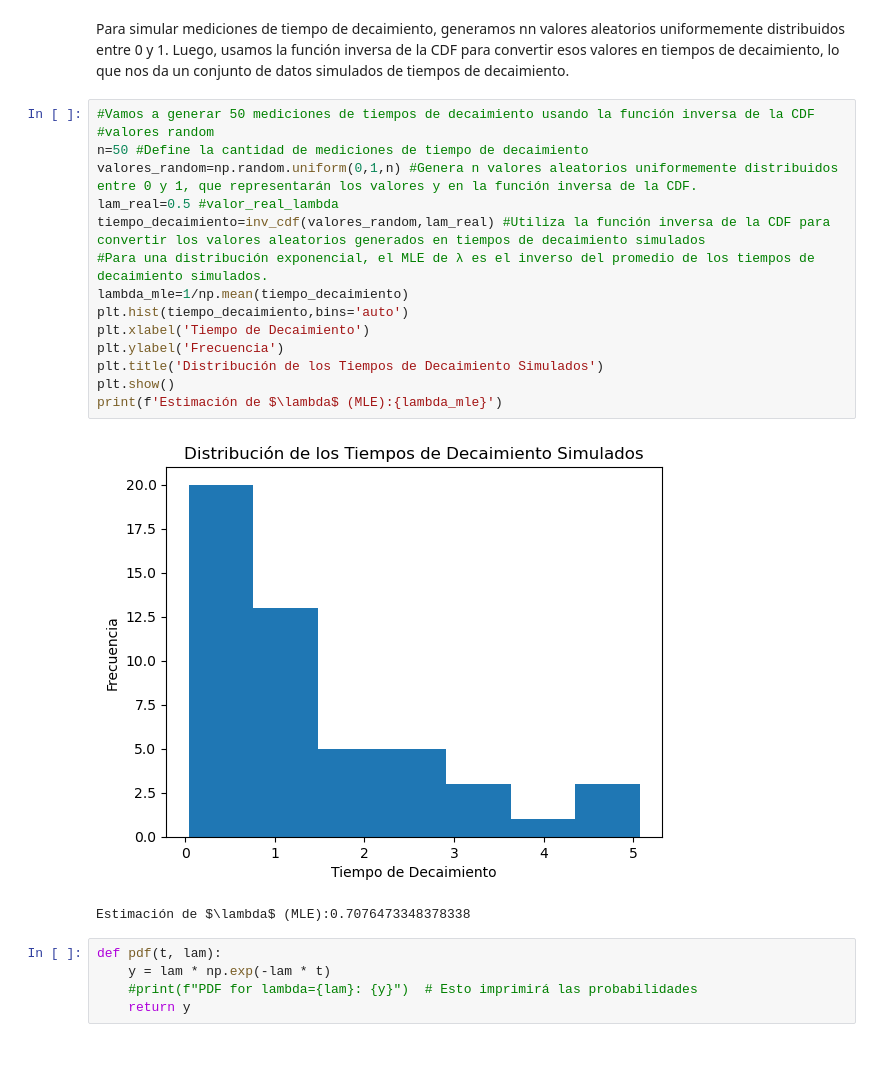
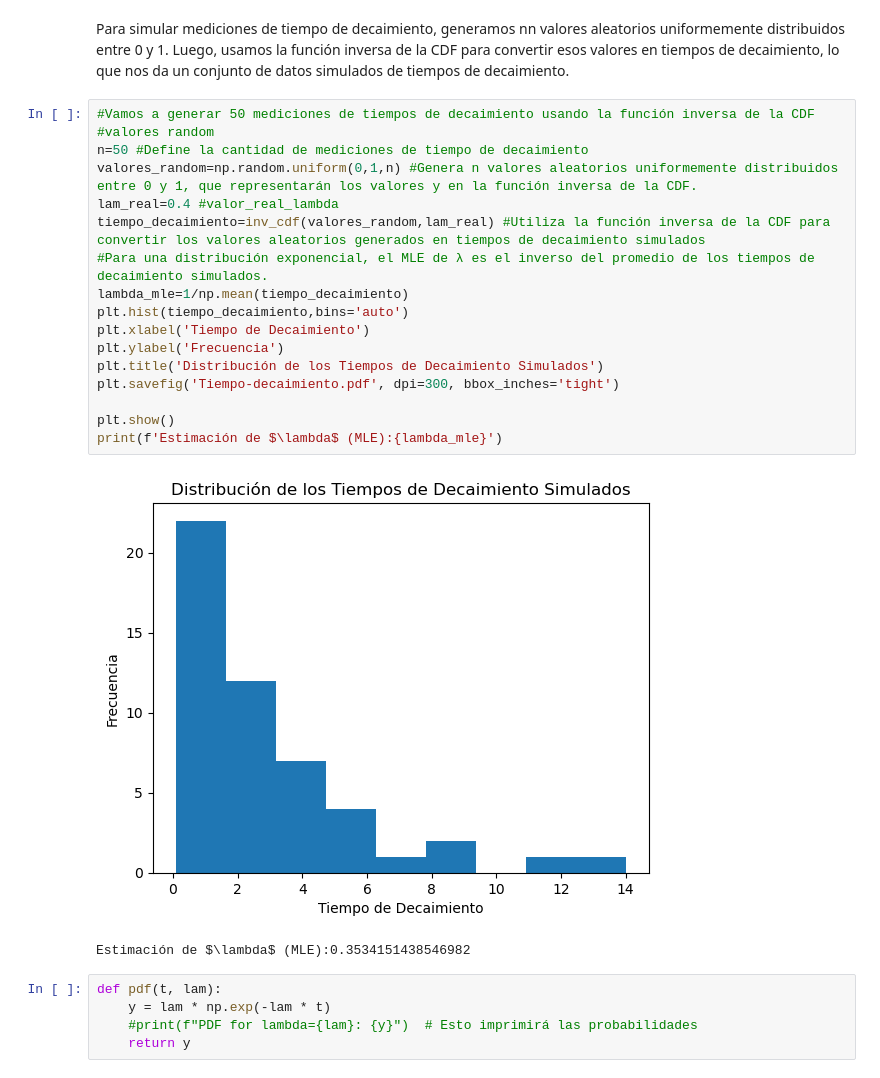
Before and after one commit to Cami-hormaeche/Astrometria2024, a Jupyter notebook: practico4/problema3y4-practico4.ipynb, the cells around one changed output. Cells and saved outputs as stored; diff of their text form.

```diff
--- a/practico4/problema3y4-practico4.ipynb
+++ b/practico4/problema3y4-practico4.ipynb
@@ -187,21 +191,23 @@ Para simular mediciones de tiempo de decaimiento, generamos nn valores aleatorio
 # %%
 #Vamos a generar 50 mediciones de tiempos de decaimiento usando la función inversa de la CDF
 #valores random
 n=50 #Define la cantidad de mediciones de tiempo de decaimiento
 valores_random=np.random.uniform(0,1,n) #Genera n valores aleatorios uniformemente distribuidos entre 0 y 1, que representarán los valores y en la función inversa de la CDF.
-lam_real=0.5 #valor_real_lambda
+lam_real=0.4 #valor_real_lambda
 tiempo_decaimiento=inv_cdf(valores_random,lam_real) #Utiliza la función inversa de la CDF para convertir los valores aleatorios generados en tiempos de decaimiento simulados
 #Para una distribución exponencial, el MLE de λ es el inverso del promedio de los tiempos de decaimiento simulados.
 lambda_mle=1/np.mean(tiempo_decaimiento)
 plt.hist(tiempo_decaimiento,bins='auto')
 plt.xlabel('Tiempo de Decaimiento')
 plt.ylabel('Frecuencia')
 plt.title('Distribución de los Tiempos de Decaimiento Simulados')
+plt.savefig('Tiempo-decaimiento.pdf', dpi=300, bbox_inches='tight')
+
 plt.show()
 print(f'Estimación de $\lambda$ (MLE):{lambda_mle}')
 # %% [output]
-[figure, old version]
+[figure, new version]
-Estimación de $\lambda$ (MLE):0.7076473348378338
+Estimación de $\lambda$ (MLE):0.3534151438546982
 # %%
 def pdf(t, lam):
     y = lam * np.exp(-lam * t)
```
Also changed, not shown: parts of 6 cells of this notebook, 21 other files.
